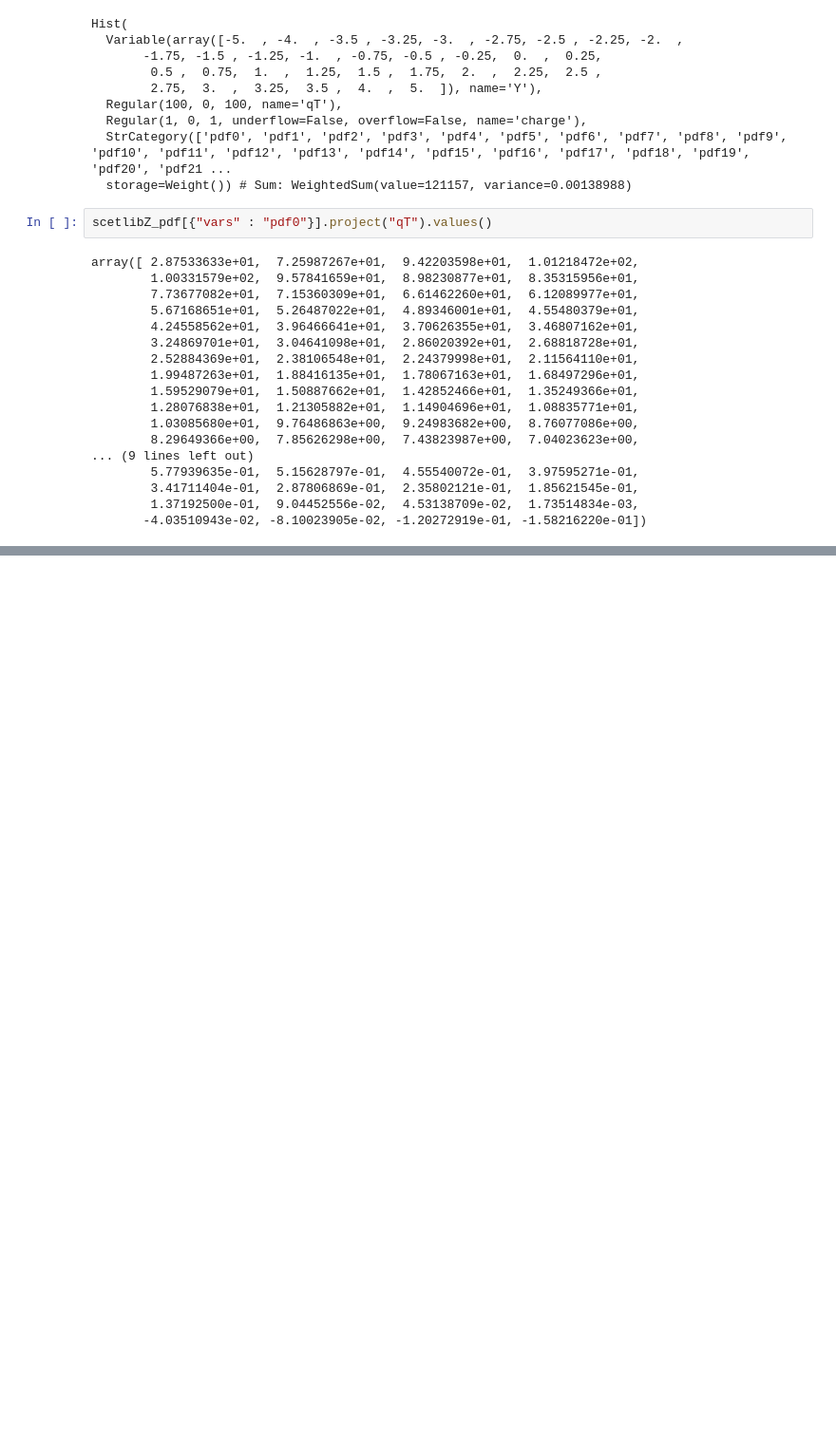
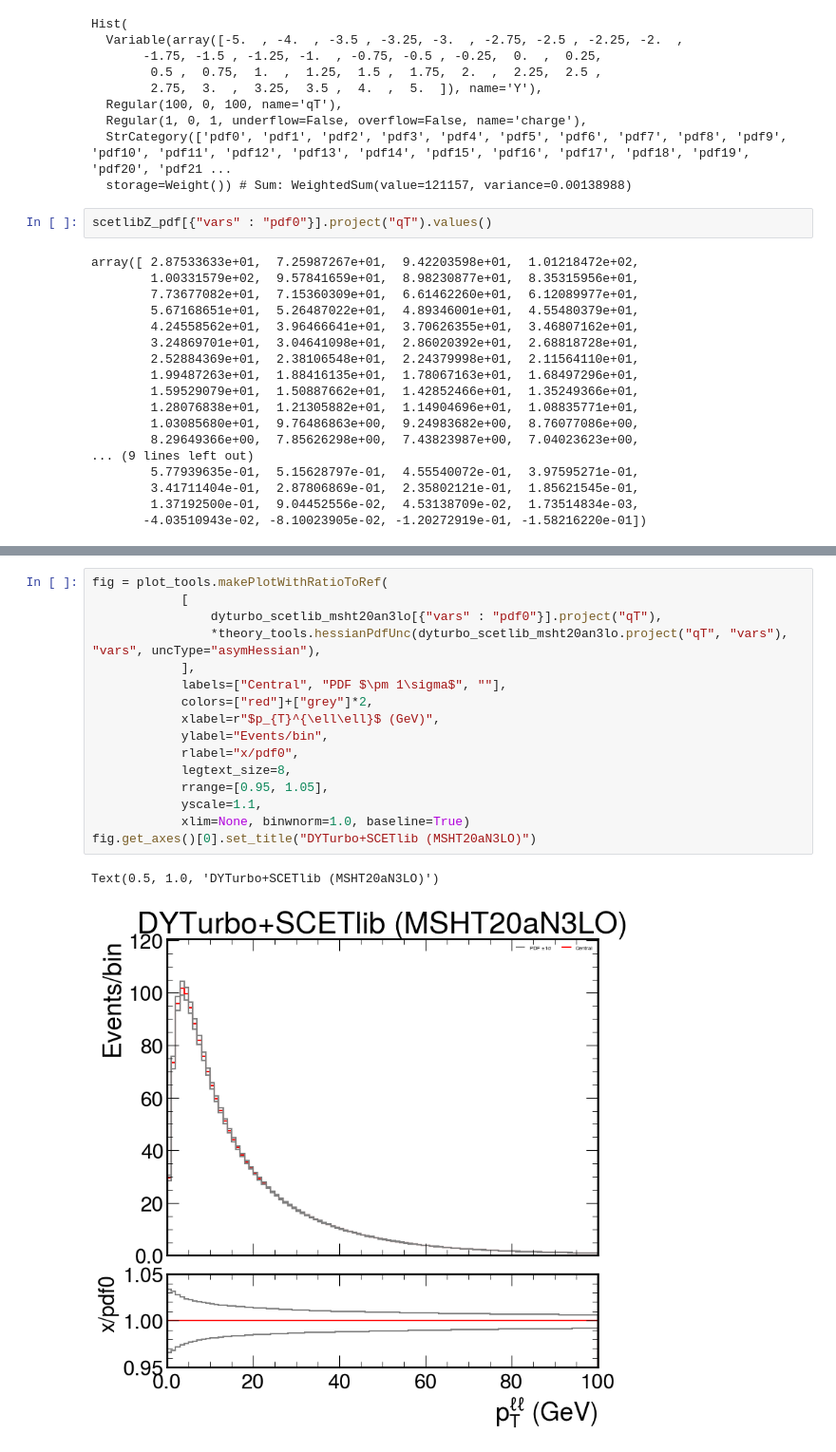
Before and after one commit to bendavid/WRemnants, a Jupyter notebook: notebooks/CompareCorrections.ipynb, the cells around one changed output, grey strips where cells are left out. Shown at 95% size. Cells and saved outputs as stored; diff of their text form; blank space fills up the shorter version.

```diff
--- a/notebooks/CompareCorrections.ipynb
+++ b/notebooks/CompareCorrections.ipynb
@@ -592,0 +596,19 @@ False
+# %%
+fig = plot_tools.makePlotWithRatioToRef(
+            [
+                dyturbo_scetlib_msht20an3lo[{"vars" : "pdf0"}].project("qT"),
+                *theory_tools.hessianPdfUnc(dyturbo_scetlib_msht20an3lo.project("qT", "vars"), "vars", uncType="asymHessian"),
+            ],
+            labels=["Central", "PDF $\pm 1\sigma$", ""],
+            colors=["red"]+["grey"]*2,
+            xlabel=r"$p_{T}^{\ell\ell}$ (GeV)",
+            ylabel="Events/bin",
+            rlabel="x/pdf0",
+            legtext_size=8,
+            rrange=[0.95, 1.05],
+            yscale=1.1,
+            xlim=None, binwnorm=1.0, baseline=True)
+fig.get_axes()[0].set_title("DYTurbo+SCETlib (MSHT20aN3LO)")
+# %% [output]
+Text(0.5, 1.0, 'DYTurbo+SCETlib (MSHT20aN3LO)')
+[figure, added]
```
Also changed, not shown: parts of 4 cells of this notebook, 18 other files.
